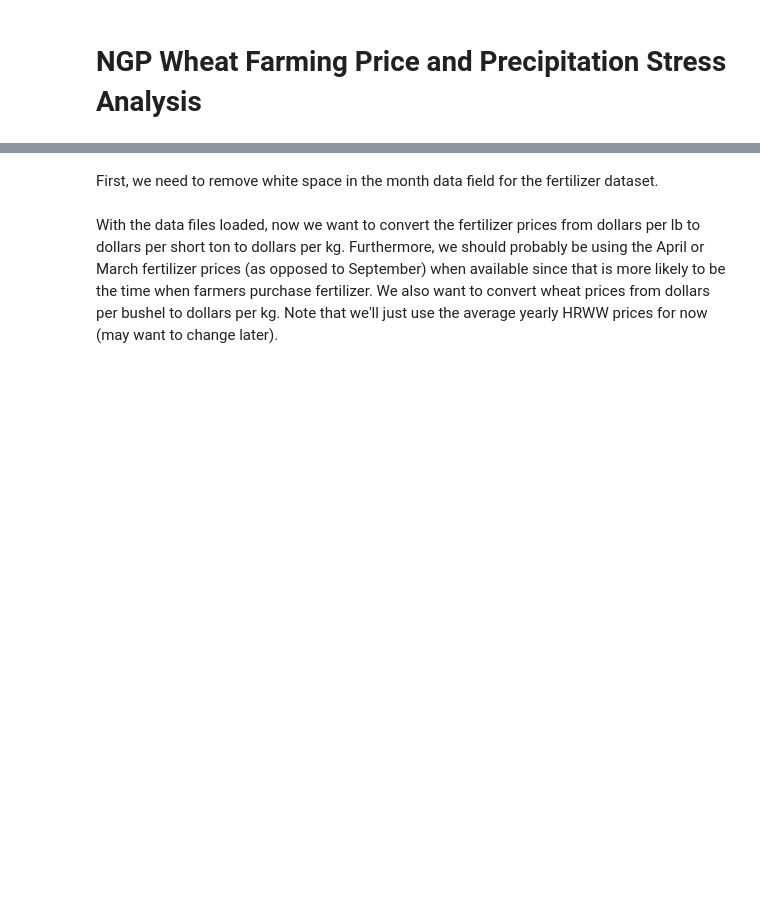
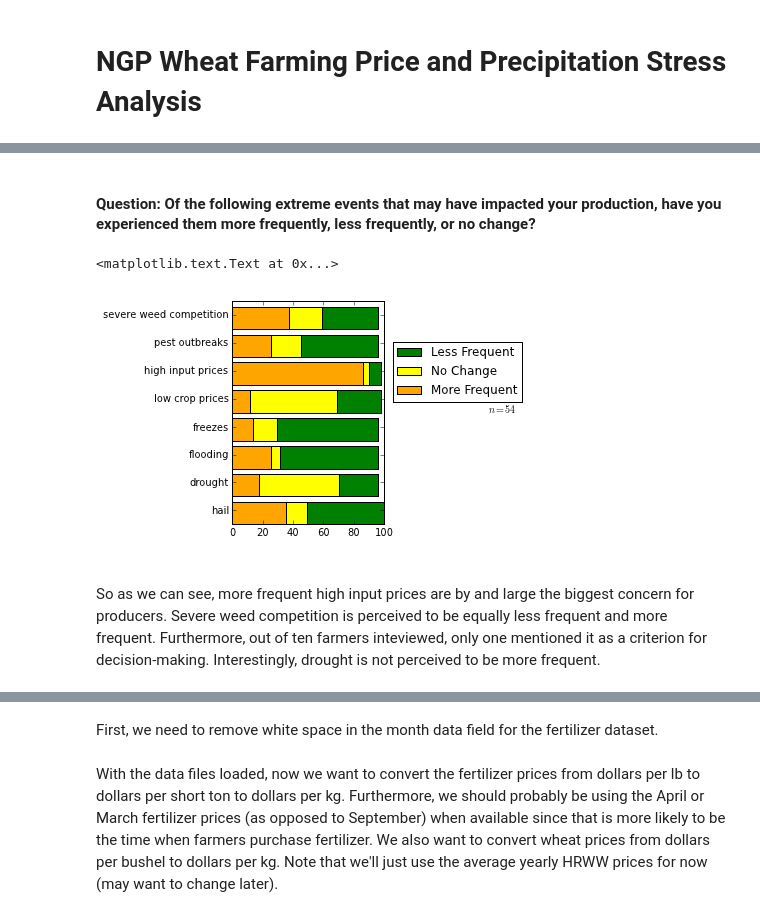
Before and after one commit to plawrence/farmStressAnalysis, a Jupyter notebook: stressAnalysis.ipynb, the cells around one changed output, grey strips where cells are left out. Saved outputs shown, nothing was run; the diff lists cells and outputs as text; code cells hidden in the pictures; blank space fills up the shorter version.

```diff
--- a/stressAnalysis.ipynb
+++ b/stressAnalysis.ipynb
@@ -2,0 +26,2 @@
+# %% [markdown]
+#### Question: Of the following extreme events that may have impacted your production, have you experienced them more frequently, less frequently, or no change?
@@ -2,0 +34,21 @@
+# %%
+fig=plt.figure(figsize=(6,4))
+#ax=fig.add_axes([0.1, 0.1, .9, 0.75])
+ax=subplot(121)
+p1=ax.barh(arange(8),extremeEventsSum.ix[0].values,facecolor="orange")
+p2=ax.barh(arange(8),extremeEventsSum.ix[1].values,facecolor="yellow",left=extremeEventsSum.ix[0])
+p3=ax.barh(arange(8),extremeEventsSum.ix[2].values,facecolor="green",left=(extremeEventsSum.ix[0]+extremeEventsSum.ix[1]))
+yticks(arange(0.5,8.5,1),extremeEventsSum.columns,rotation=0)
+ax2=subplot(122)
+axis('off')
+box=ax2.get_position()
+ax2.set_position([box.x0, box.y0, box.width*1.2, box.height*1])
+fig.legend(loc="upper right",labels=("Less Frequent","No Change","More Frequent"),handles=(p3[3],p2[2],p1[1]),bbox_to_anchor=(1,.8))
+plot_margin=0.5
+plt.annotate('n = 54', xy=(2, 1), xytext=(3, 1.5))
+text(0.4, .5, r'$n=54$')
+# %% [output]
+<matplotlib.text.Text at 0x...>
+[figure, added]
+# %% [markdown]
+So as we can see, more frequent high input prices are by and large the biggest concern for producers.  Severe weed competition is perceived to be equally less frequent and more frequent.  Furthermore, out of ten farmers inteviewed, only one mentioned it as a criterion for decision-making.  Interestingly, drought is not perceived to be more frequent.
```
Also changed, not shown: parts of 45 cells of this notebook, 1 other file.
